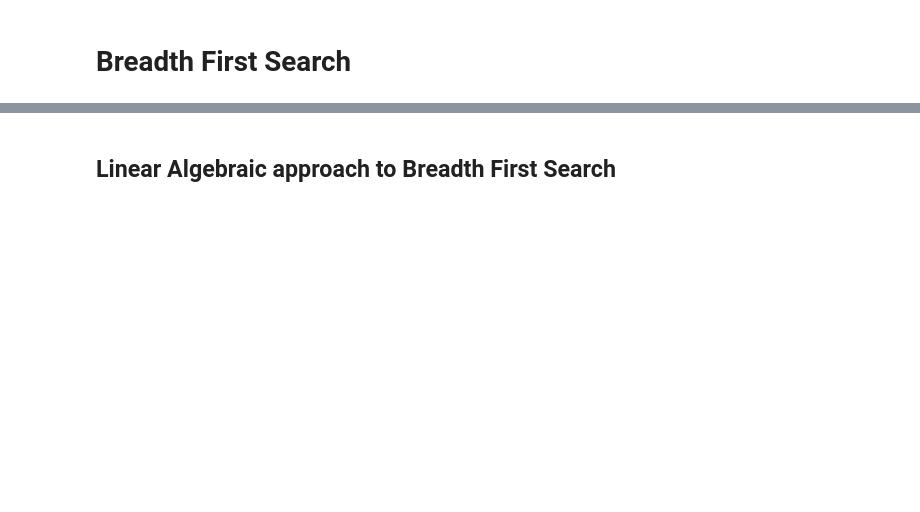
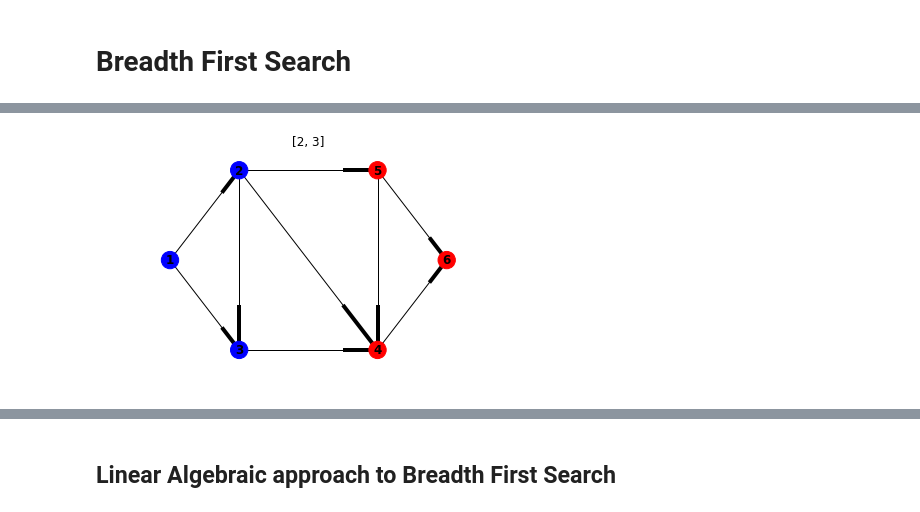
Before and after one commit to tbtraltaa/Graph, a Jupyter notebook: bfs.ipynb, the cells around one changed output, grey strips where cells are left out. Drawn from its saved outputs; the diff is of its cells as text; code cells hidden in the pictures; blank space fills up the shorter version.

```diff
--- a/bfs.ipynb
+++ b/bfs.ipynb
@@ -21,0 +3,95 @@ plt.show()
+# %%
+%matplotlib inline
+import warnings
+warnings.filterwarnings('ignore')
+import networkx as nx
+import matplotlib.pyplot as plt
+
+def adjacency_list(FStar):
+    '''
+    Outarc adjacency list
+    '''
+    A = dict()
+    N = np.sort(np.unique(FStar.reshape(-1,)))
+    for i in N:
+        A[i] = FStar[:,1][np.argwhere(FStar[:,0]==i)].reshape(-1,).tolist()
+    return A
+
+def bfs(FStar, s, n=None):
+    '''
+    Breadth First Search using Forward Star representation.
+    FStar - Forward Star representation
+    s - source node
+    '''
+    A = adjacency_list(FStar)
+    # Number of nodes
+    if n is None:
+        n = len(A)
+    # Tails of arcs
+    T = FStar[:,0]
+    H = FStar[:,1]
+    # Heads of arcs
+    LIST = list([s])
+    mark = np.zeros(n)
+    next_= 1
+    mark[s] = 1
+    parent = np.zeros(n)
+    parent[s] = 0
+    order = np.zeros(n)
+    order[s] = next_
+    while len(LIST) != 0:
+        i = LIST.pop(0)
+        # Unmarked j nodes of (i,j) arcs
+        jj = []
+        if i in A.keys():
+            if A[i] != []:
+                jj = [j for j in A[i] if mark[j]==0]
+                # Lexicographical ordering
+                jj.sort()
+            if len(jj) !=0:
+                for j in jj:
+                    mark[j] = 1
+                    parent[j] = i
+                    next_ += 1
+                    order[j] = next_
+                    LIST.append(j)
+        # Draw the traversal steps
+        G = nx.DiGraph()
+        G.add_nodes_from([1,2,3,4,5,6])
+        G.add_edges_from([(1,2),(1,3),(2,3),(2,4),(2,5),(3,4),(4,6),(5,4),(5,6)])
+        shells=[[6,5,2,1,3,4]]
+        node_color = ["b" if mark[i]==1 else "r" for i in range(1,7)]
+        nx.draw_networkx(G, pos=nx.shell_layout(G, shells), node_color=node_color, font_weight='bold')
+        ax = plt.gca()
+        plt.axis("off")
+        plt.title(str(LIST))
+        plt.show()
+    index = np.arange(1, n+1, 1).reshape(-1,1)
+
+    return order, parent
+#Drawing the given graph
+G = nx.DiGraph()
+G.add_nodes_from([1,2,3,4,5,6])
+G.add_edges_from([(1,2),(1,3),(2,3),(2,4),(2,5),(3,4),(4,6),(5,4),(5,6)])
+shells=[[6,5,2,1,3,4]]
+nx.draw_shell(G, nlist=shells, with_labels=True, font_weight='bold')
+plt.show()
+
+FStar = np.array([[0, 0],
+                    [1,2],
+                    [1,3],
+                    [2,3],
+                    [2,4],
+                    [2,5],
+                    [3,4],
+                    [4,6],
+                    [5,4],
+                    [5,6],])
+#BFS
+order, parent = bfs(FStar,1)
+#BFS search tree
+T = nx.bfs_tree(G, source=1)
+nx.draw_shell(T, nlist=shells, with_labels=True, font_weight='bold')
+plt.title("Order: " + str(order[1:]) + " , " + "Parent: " + str(parent[1:]))
+plt.show()
+# %% [output]
@@ -21,0 +99 @@ plt.show()
+[figure, added]
```
Also changed, not shown: parts of 3 cells of this notebook, 3 other files.
